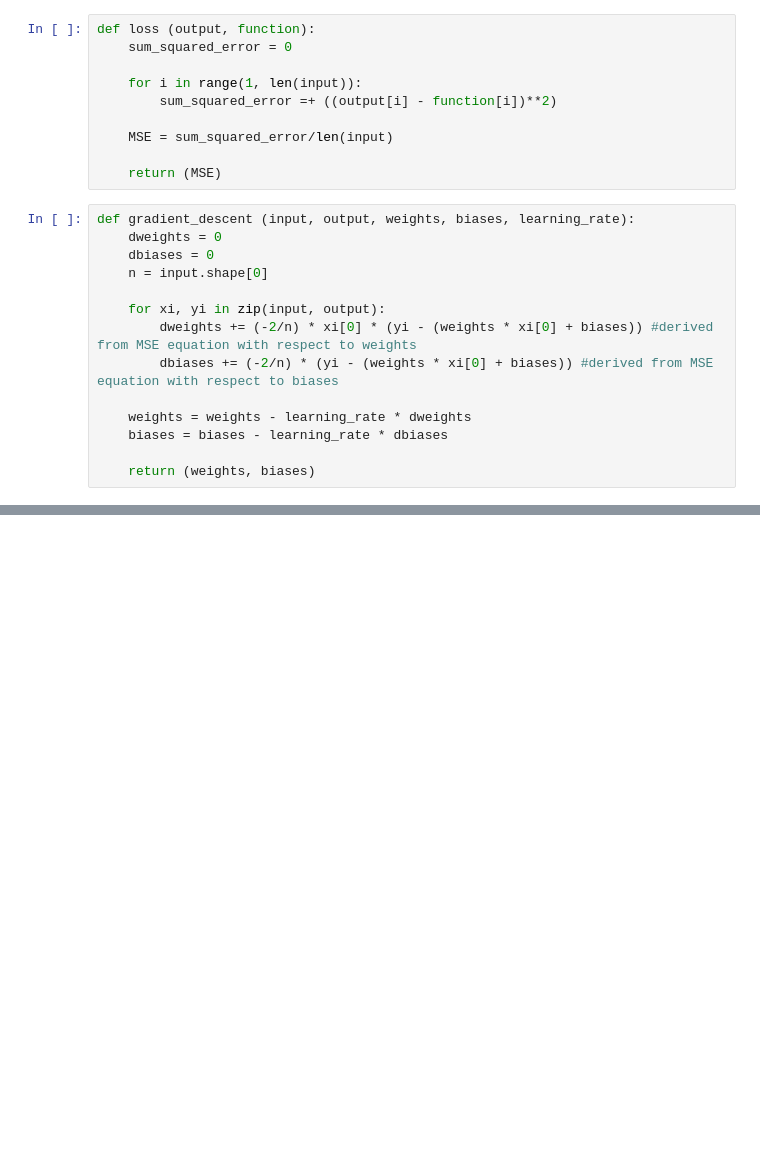
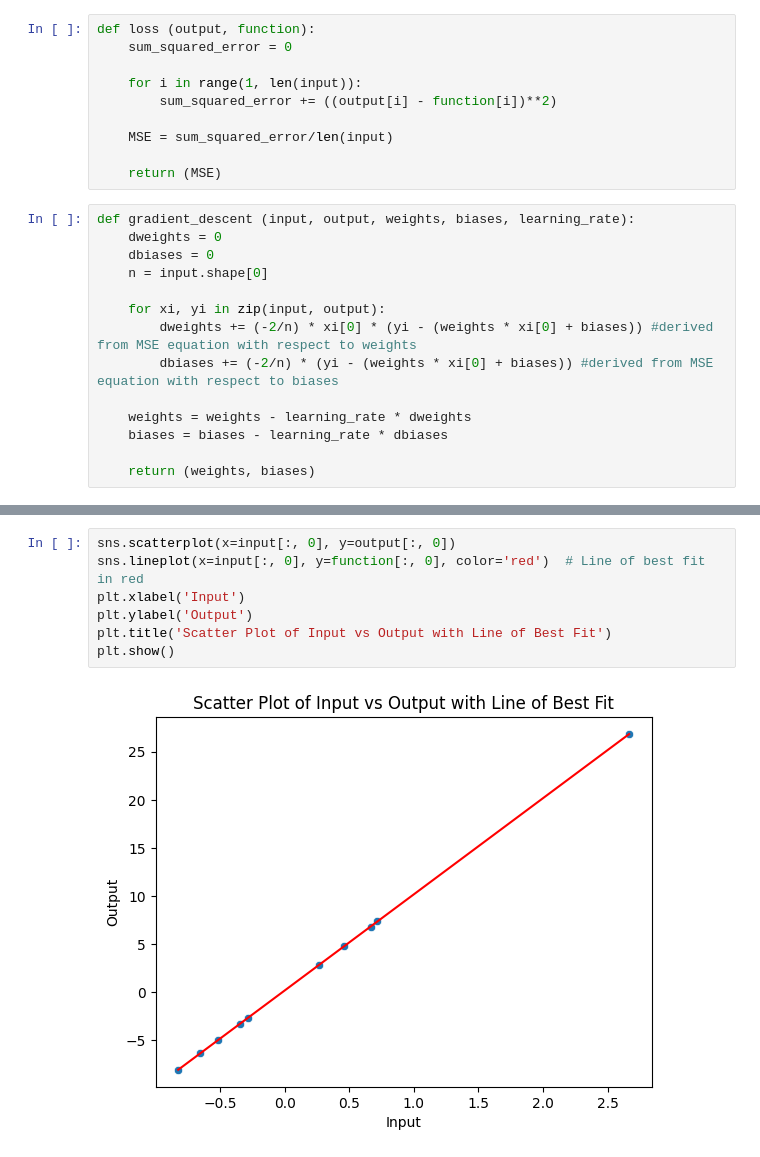
Before and after one commit to JaySakarvadia/implementing-gradient-descent, a Jupyter notebook: Implementing_Gradient_Descent.ipynb, the cells around one changed output, grey strips where cells are left out. Cells and saved outputs as stored; diff of their text form; blank space fills up the shorter version.

```diff
--- a/Implementing_Gradient_Descent.ipynb
+++ b/Implementing_Gradient_Descent.ipynb
@@ -37,7 +37,7 @@ def loss (output, function):
     sum_squared_error = 0
 
     for i in range(1, len(input)):
-        sum_squared_error =+ ((output[i] - function[i])**2)
+        sum_squared_error += ((output[i] - function[i])**2)
 
     MSE = sum_squared_error/len(input)
 
@@ -82,0 +83,9 @@ Epoch: 399     Loss: [6.84431434e-08]     Weights: [10.00038576]      Biases: [4
+# %%
+sns.scatterplot(x=input[:, 0], y=output[:, 0])
+sns.lineplot(x=input[:, 0], y=function[:, 0], color='red')  # Line of best fit in red
+plt.xlabel('Input')
+plt.ylabel('Output')
+plt.title('Scatter Plot of Input vs Output with Line of Best Fit')
+plt.show()
+# %% [output]
+[figure, added]
```
Also changed, not shown: parts of 9 cells of this notebook.
